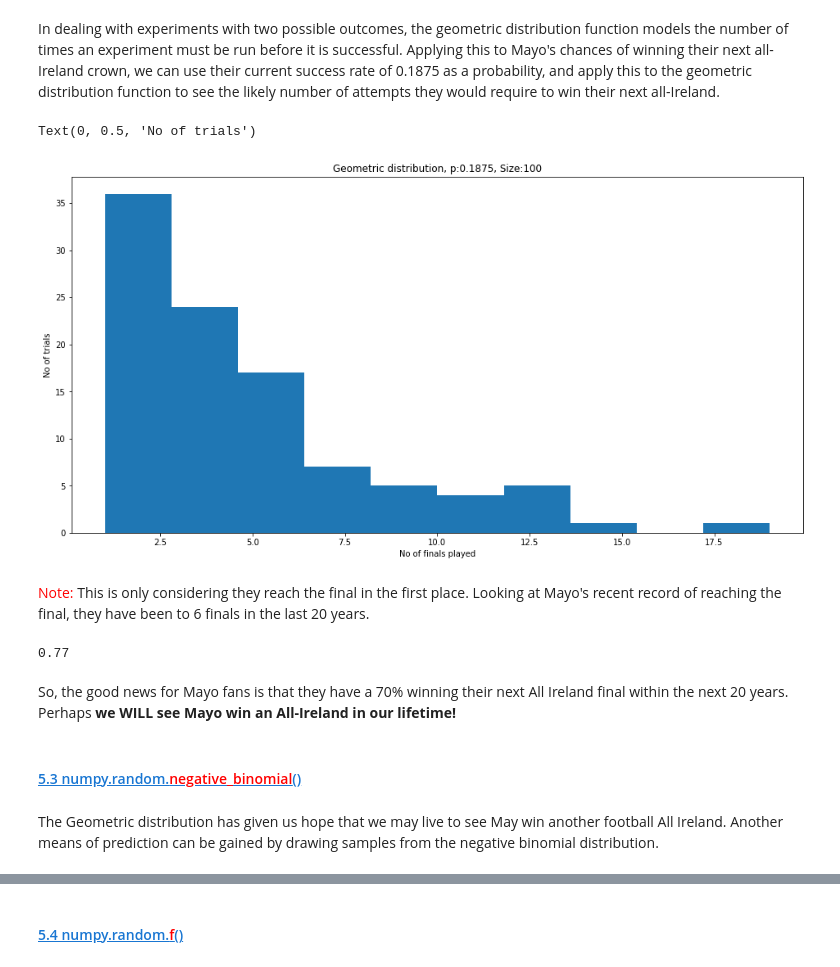
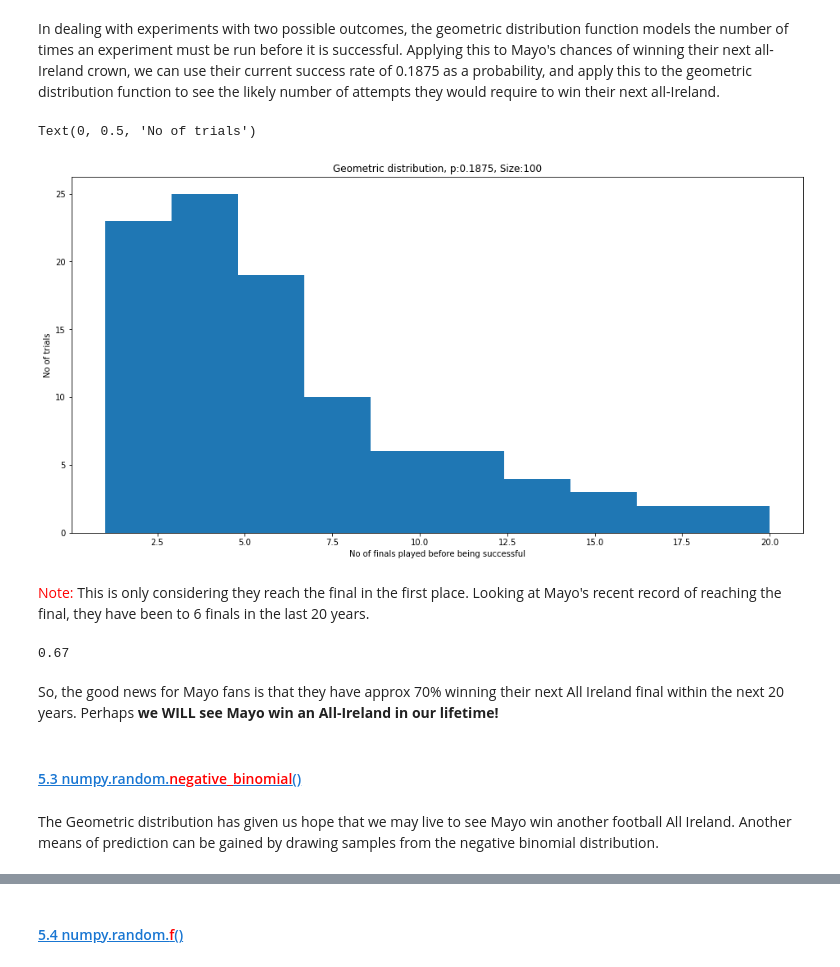
Before and after one commit to BarryClarke/numpy.random-package, a Jupyter notebook: numpy.random package.ipynb, the cells around one changed output, grey strips where cells are left out. Cells and saved outputs as stored; diff of their text form; code cells hidden in the pictures.

```diff
--- a/numpy.random package.ipynb
+++ b/numpy.random package.ipynb
@@ -461,25 +469,26 @@ In dealing with experiments with two possible outcomes, the geometric distributi
 # %%
 # Model the number of attempts Mayo will need to make at winning their next All-Ireland final. Run the model 100 times
 No_of_attempts = np.random.geometric(0.1875, 100)
 plt.hist(No_of_attempts)
 plt.title ('Geometric distribution, p:0.1875, Size:100')
-plt.xlabel('No of finals played')
+plt.xlabel('No of finals played before being successful')
 plt.ylabel('No of trials')
 # %% [output]
 Text(0, 0.5, 'No of trials')
-[figure, old version]
+[figure, new version]
 # %% [markdown]
 <font color = 'red'>Note:</font> This is only considering they reach the final in the first place. Looking at Mayo's recent record of reaching the final, they have been to 6 finals in the last 20 years.
-# %%
-(No_of_attempts <= 6).sum() / 100
-# %% [output]
-0.77
+# %%
+# Calculate Mayo's liklihood of winning an All-Ireland in the next 20 years
+(No_of_attempts <= 6).sum() / 100
+# %% [output]
+0.67
 # %% [markdown]
-So, the good news for Mayo fans is that they have a 70% winning their next All Ireland final within the next 20 years. Perhaps **we WILL see Mayo win an All-Ireland in our lifetime!**
+So, the good news for Mayo fans is that they have approx 70% winning their next All Ireland final within the next 20 years. Perhaps **we WILL see Mayo win an All-Ireland in our lifetime!**
 # %% [markdown]
 #### [5.3 numpy.random.<font color = 'red'>negative_binomial</font>()](https://docs.scipy.org/doc/numpy-1.16.1/reference/generated/numpy.random.negative_binomial.html#numpy.random.negative_binomial)
 # %% [markdown]
-The Geometric distribution has given us hope that we may live to see May win another football All Ireland. Another means of prediction can be gained by drawing samples from the negative binomial distribution.
+The Geometric distribution has given us hope that we may live to see Mayo win another football All Ireland. Another means of prediction can be gained by drawing samples from the negative binomial distribution.
 # %%
 # From Mayo's record in their 16 finals, the probability of winning in 0.1875.
 # Show the negative binomial distribution for a win, using a probability of 0.1875. Run the model 1000 times
```
Also changed, not shown: parts of 55 cells of this notebook.
